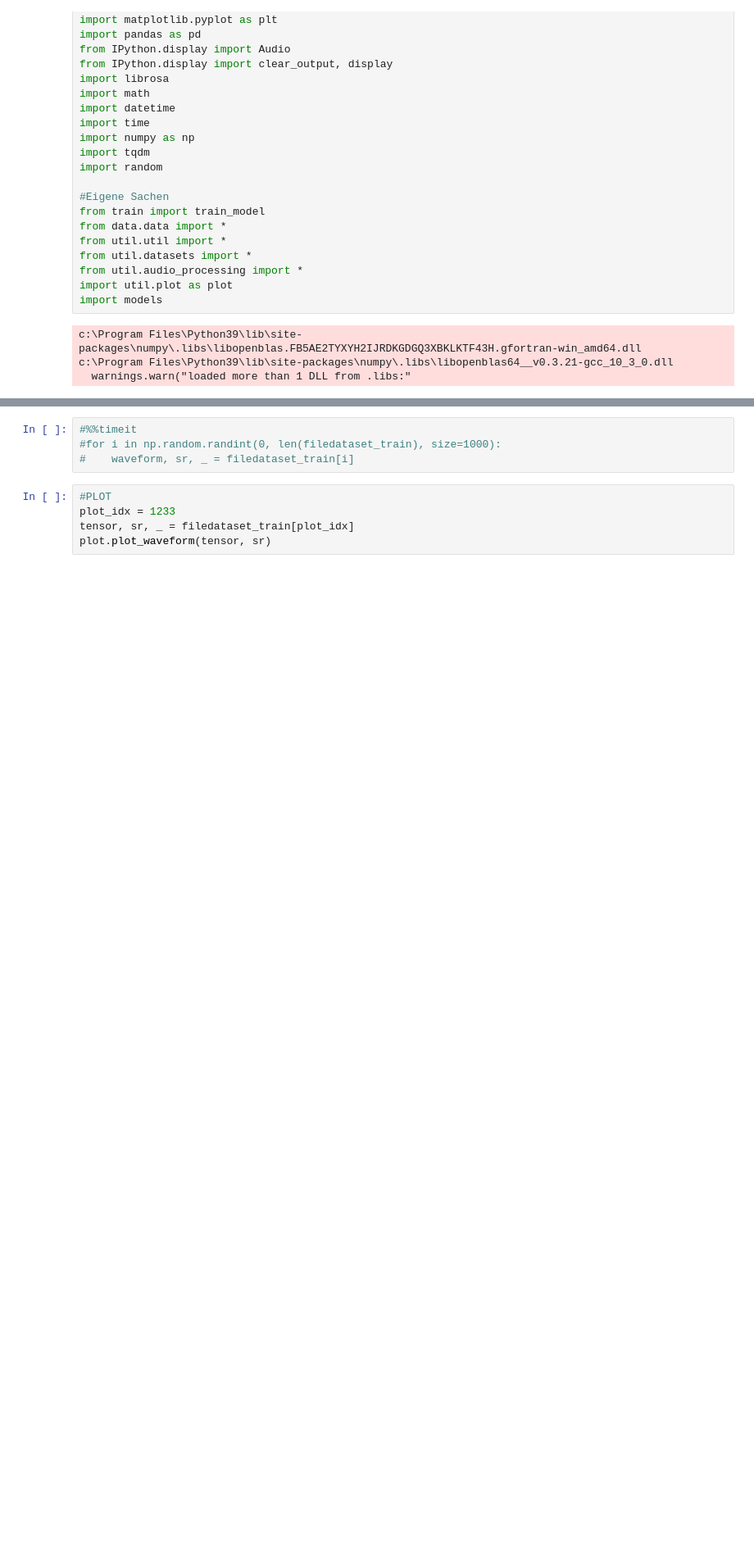
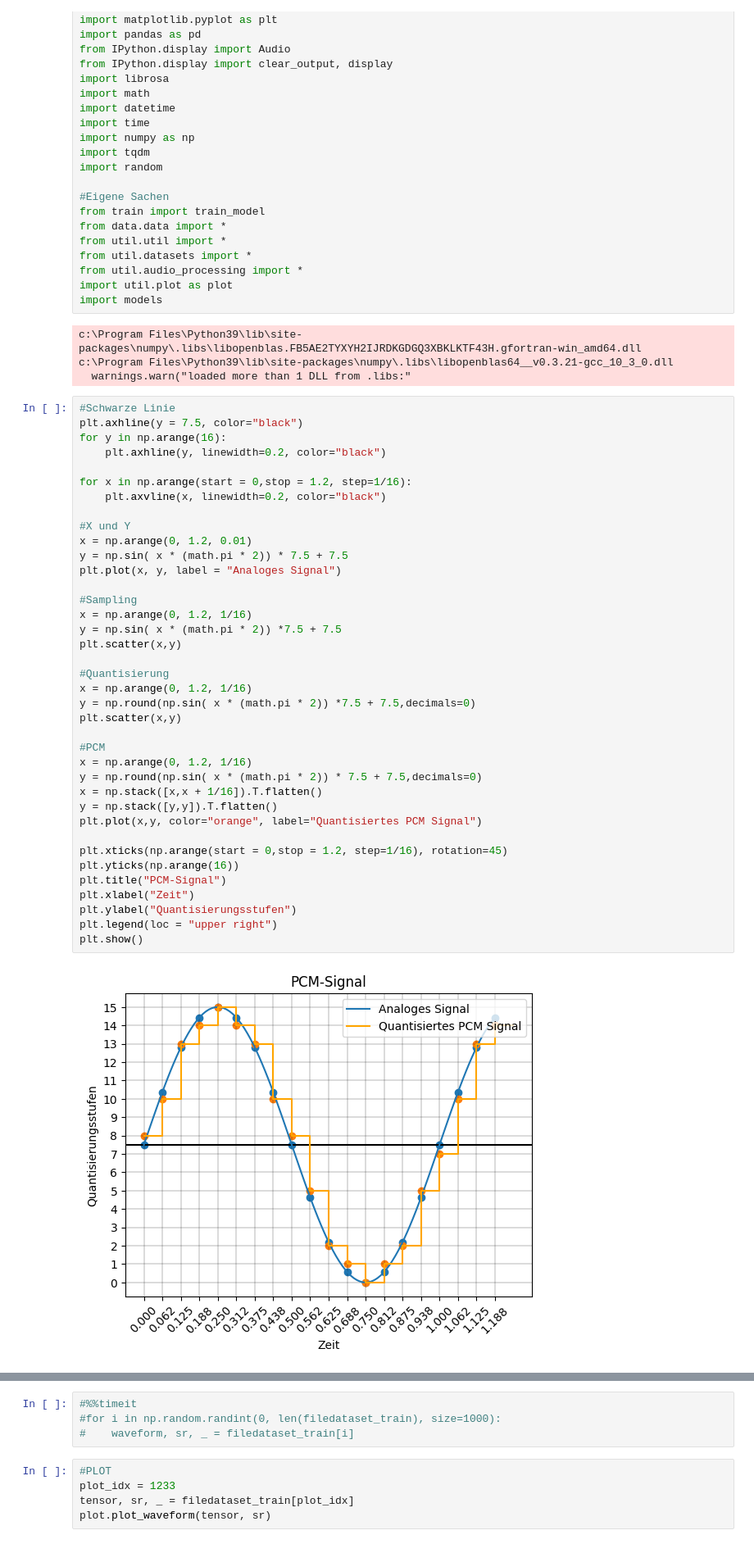
Before and after one commit to Donat24/VAD, a Jupyter notebook: Scripte/plots.ipynb, the cells around one changed output, grey strips where cells are left out. Shown at 82% size. Cells and saved outputs as stored; diff of their text form; blank space fills up the shorter version.

```diff
--- a/Scripte/plots.ipynb
+++ b/Scripte/plots.ipynb
@@ -31,3 +31,43 @@ import models
 c:\Program Files\Python39\lib\site-packages\numpy\.libs\libopenblas.FB5AE2TYXYH2IJRDKGDGQ3XBKLKTF43H.gfortran-win_amd64.dll
 c:\Program Files\Python39\lib\site-packages\numpy\.libs\libopenblas64__v0.3.21-gcc_10_3_0.dll
   warnings.warn("loaded more than 1 DLL from .libs:"
+# %%
+#Schwarze Linie
+plt.axhline(y = 7.5, color="black")
+for y in np.arange(16):
+    plt.axhline(y, linewidth=0.2, color="black")
+
+for x in np.arange(start = 0,stop = 1.2, step=1/16):
+    plt.axvline(x, linewidth=0.2, color="black")
+
+#X und Y
+x = np.arange(0, 1.2, 0.01)
+y = np.sin( x * (math.pi * 2)) * 7.5 + 7.5
+plt.plot(x, y, label = "Analoges Signal")
+
+#Sampling
+x = np.arange(0, 1.2, 1/16)
+y = np.sin( x * (math.pi * 2)) *7.5 + 7.5
+plt.scatter(x,y)
+
+#Quantisierung
+x = np.arange(0, 1.2, 1/16)
+y = np.round(np.sin( x * (math.pi * 2)) *7.5 + 7.5,decimals=0)
+plt.scatter(x,y)
+
+#PCM
+x = np.arange(0, 1.2, 1/16)
+y = np.round(np.sin( x * (math.pi * 2)) * 7.5 + 7.5,decimals=0)
+x = np.stack([x,x + 1/16]).T.flatten()
+y = np.stack([y,y]).T.flatten()
+plt.plot(x,y, color="orange", label="Quantisiertes PCM Signal")
+
+plt.xticks(np.arange(start = 0,stop = 1.2, step=1/16), rotation=45)
+plt.yticks(np.arange(16))
+plt.title("PCM-Signal")
+plt.xlabel("Zeit")
+plt.ylabel("Quantisierungsstufen")
+plt.legend(loc = "upper right")
+plt.show()
+# %% [output]
+[figure, added]
```
Also changed, not shown: parts of 1 cell of this notebook, 2 other files.
